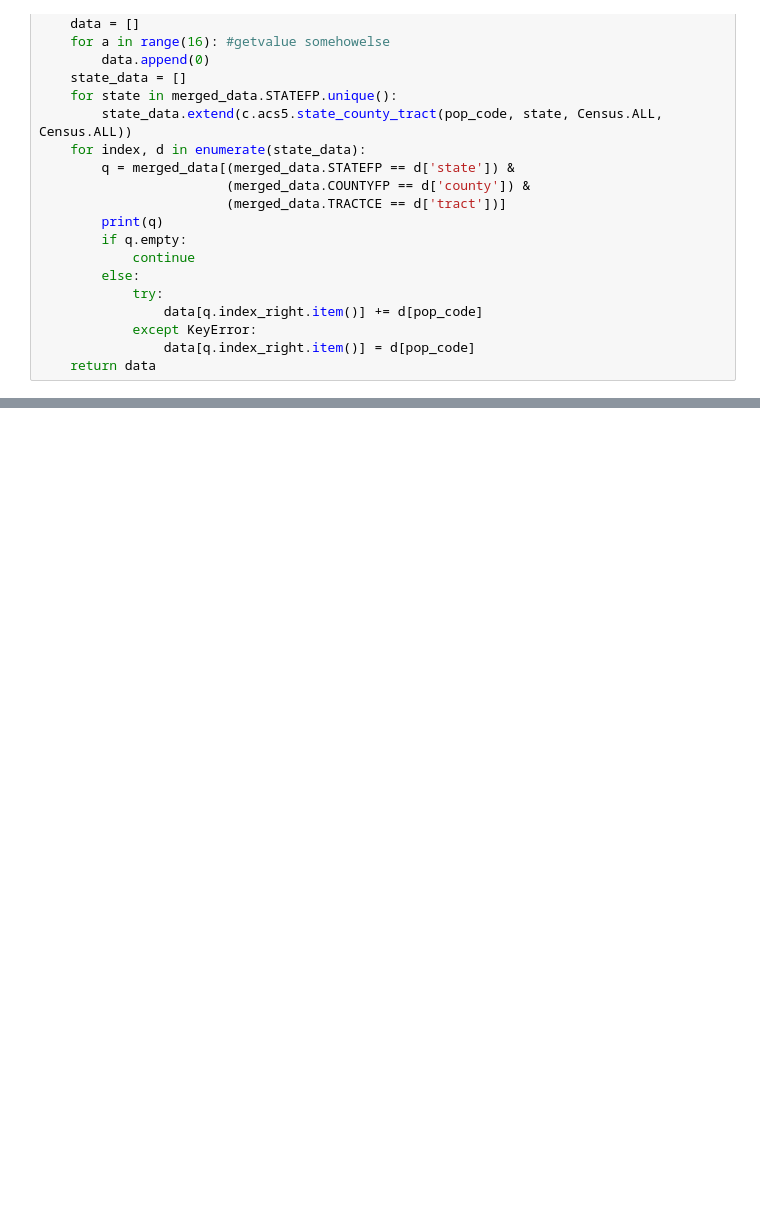
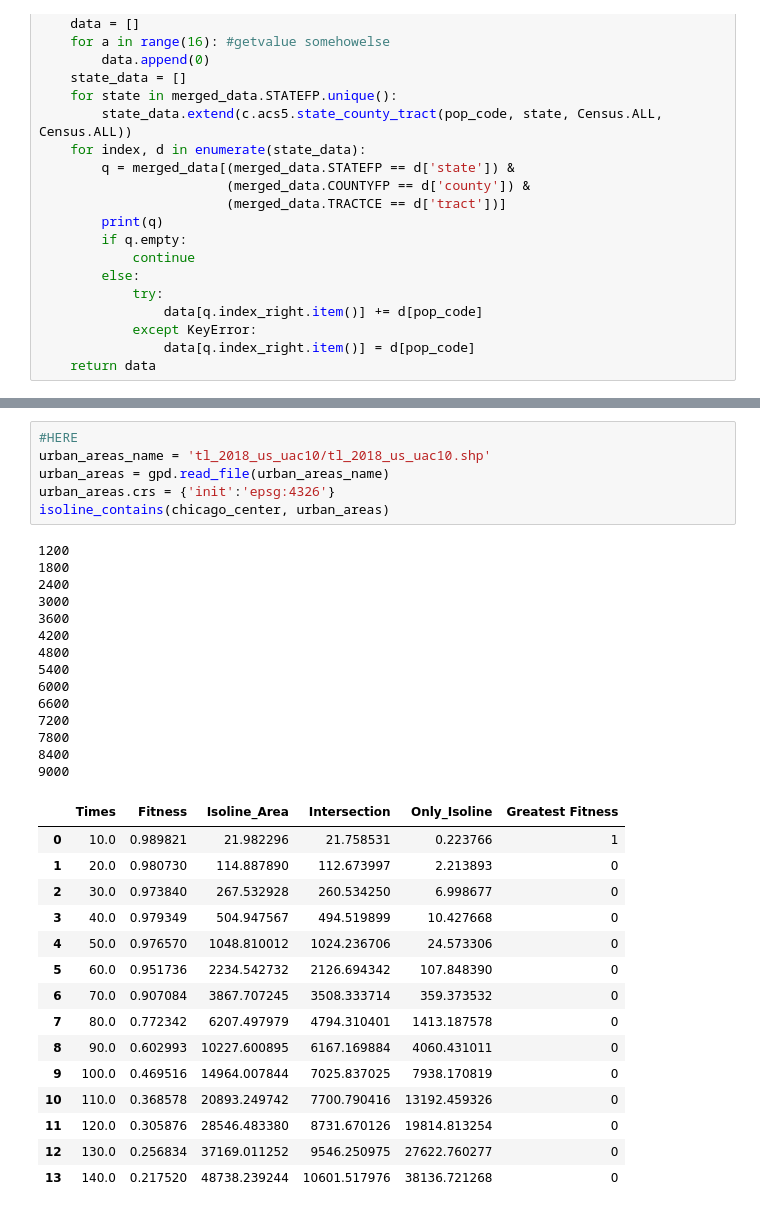
Before and after one commit to mansueto-institute/urban-isolines, a Jupyter notebook: City Dileniations.ipynb, the cells around one changed output, grey strips where cells are left out. Saved outputs shown, nothing was run; the diff lists cells and outputs as text; blank space fills up the shorter version.

```diff
--- a/City Dileniations.ipynb
+++ b/City Dileniations.ipynb
@@ -370,2 +506,38 @@ def isoline_pops(center, city_shape):
     return_frame = pd.DataFrame(data = return_dict)
     return return_frame
+# %%
+#HERE
+urban_areas_name = 'tl_2018_us_uac10/tl_2018_us_uac10.shp'
+urban_areas = gpd.read_file(urban_areas_name)
+urban_areas.crs = {'init':'epsg:4326'}
+isoline_contains(chicago_center, urban_areas)
+# %% [output]
+1200
+1800
+2400
+3000
+3600
+4200
+4800
+5400
+6000
+6600
+7200
+7800
+8400
+9000
+|  | Times | Fitness | Isoline_Area | Intersection | Only_Isoline | Greatest Fitness |
+| 0 | 10.0 | 0.989821 | 21.982296 | 21.758531 | 0.223766 | 1 |
+| 1 | 20.0 | 0.980730 | 114.887890 | 112.673997 | 2.213893 | 0 |
+| 2 | 30.0 | 0.973840 | 267.532928 | 260.534250 | 6.998677 | 0 |
+| 3 | 40.0 | 0.979349 | 504.947567 | 494.519899 | 10.427668 | 0 |
+| 4 | 50.0 | 0.976570 | 1048.810012 | 1024.236706 | 24.573306 | 0 |
+| 5 | 60.0 | 0.951736 | 2234.542732 | 2126.694342 | 107.848390 | 0 |
+| 6 | 70.0 | 0.907084 | 3867.707245 | 3508.333714 | 359.373532 | 0 |
+| 7 | 80.0 | 0.772342 | 6207.497979 | 4794.310401 | 1413.187578 | 0 |
+| 8 | 90.0 | 0.602993 | 10227.600895 | 6167.169884 | 4060.431011 | 0 |
+| 9 | 100.0 | 0.469516 | 14964.007844 | 7025.837025 | 7938.170819 | 0 |
+| 10 | 110.0 | 0.368578 | 20893.249742 | 7700.790416 | 13192.459326 | 0 |
+| 11 | 120.0 | 0.305876 | 28546.483380 | 8731.670126 | 19814.813254 | 0 |
+| 12 | 130.0 | 0.256834 | 37169.011252 | 9546.250975 | 27622.760277 | 0 |
+| 13 | 140.0 | 0.217520 | 48738.239244 | 10601.517976 | 38136.721268 | 0 |
```
Also changed, not shown: parts of 31 cells of this notebook, 1 other file.
